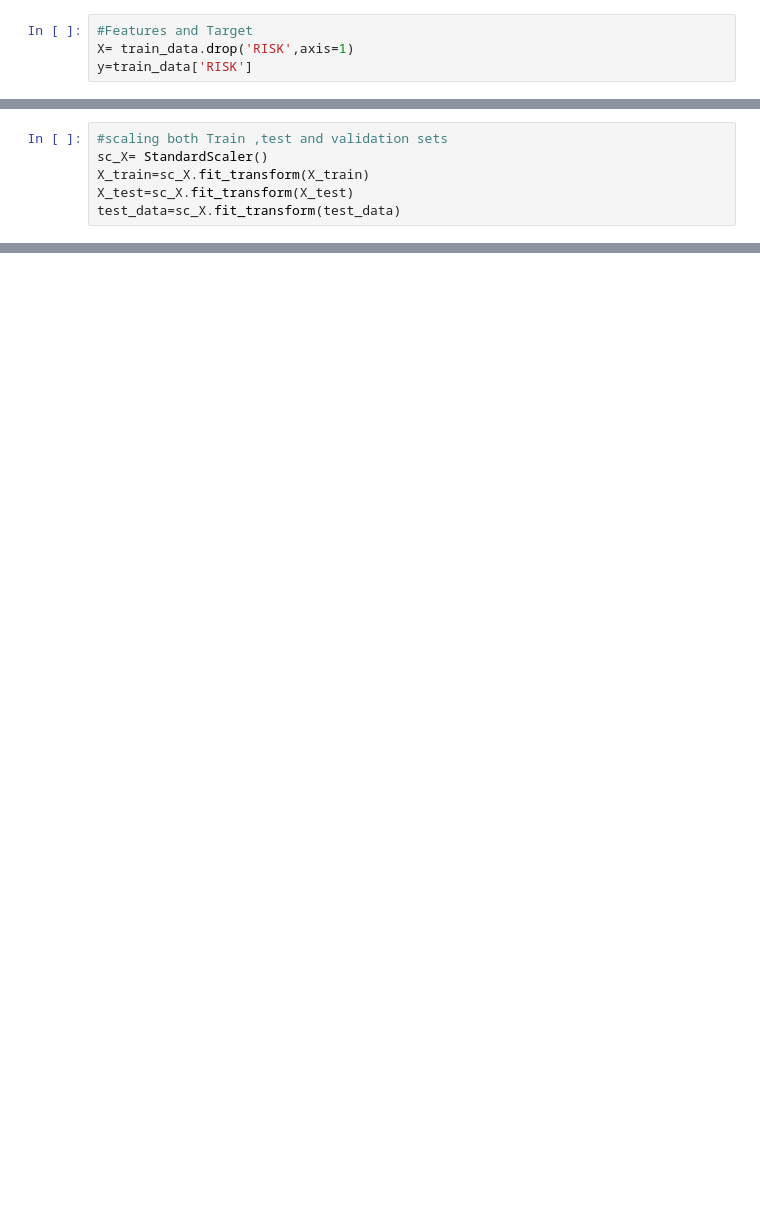
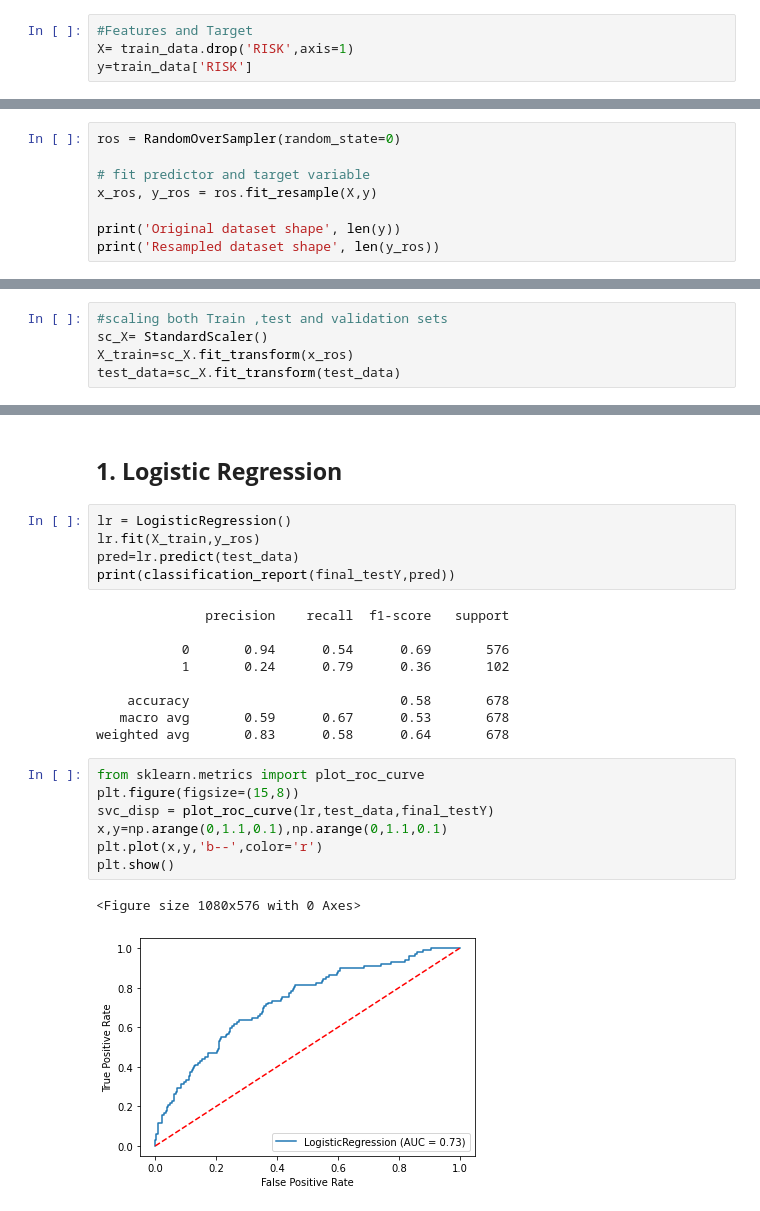
Before and after one commit to shirsh12/Cardiovascular-Risk-Prediction, a Jupyter notebook: Cardiovascular_Risk_Prediction.ipynb, the cells around one changed output, grey strips where cells are left out. Cells and saved outputs as stored; diff of their text form; blank space fills up the shorter version.

```diff
--- a/Cardiovascular_Risk_Prediction.ipynb
+++ b/Cardiovascular_Risk_Prediction.ipynb
@@ -741,0 +773,8 @@ print(X_train.shape[0],X_test.shape[0])
+# %%
+ros = RandomOverSampler(random_state=0)
+
+# fit predictor and target variable
+x_ros, y_ros = ros.fit_resample(X,y)
+
+print('Original dataset shape', len(y))
+print('Resampled dataset shape', len(y_ros))
@@ -742,6 +784,5 @@ print(X_train.shape[0],X_test.shape[0])
 # %%
 #scaling both Train ,test and validation sets
 sc_X= StandardScaler()
-X_train=sc_X.fit_transform(X_train)
-X_test=sc_X.fit_transform(X_test)
+X_train=sc_X.fit_transform(x_ros)
 test_data=sc_X.fit_transform(test_data)
@@ -774,0 +805,26 @@ weighted avg       0.81      0.30      0.32       543
+# %% [markdown]
+## **1. Logistic Regression**
+# %%
+lr = LogisticRegression()
+lr.fit(X_train,y_ros)
+pred=lr.predict(test_data)
+print(classification_report(final_testY,pred))
+# %% [output]
+              precision    recall  f1-score   support
+
+           0       0.94      0.54      0.69       576
+           1       0.24      0.79      0.36       102
+
+    accuracy                           0.58       678
+   macro avg       0.59      0.67      0.53       678
+weighted avg       0.83      0.58      0.64       678
+# %%
+from sklearn.metrics import plot_roc_curve
+plt.figure(figsize=(15,8))
+svc_disp = plot_roc_curve(lr,test_data,final_testY)
+x,y=np.arange(0,1.1,0.1),np.arange(0,1.1,0.1)
+plt.plot(x,y,'b--',color='r')
+plt.show()
+# %% [output]
+<Figure size 1080x576 with 0 Axes>
+[figure, added]
```
Also changed, not shown: parts of 53 cells of this notebook.
